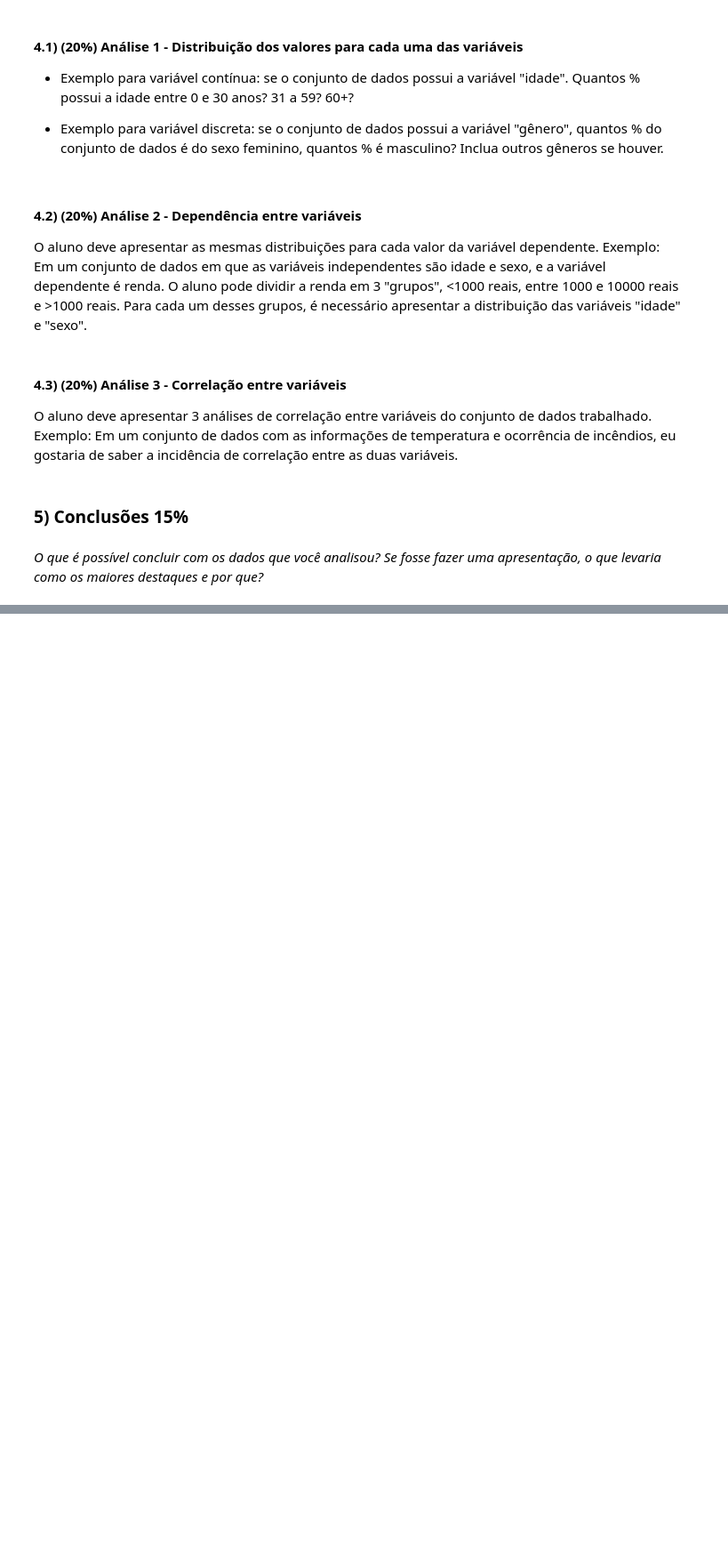
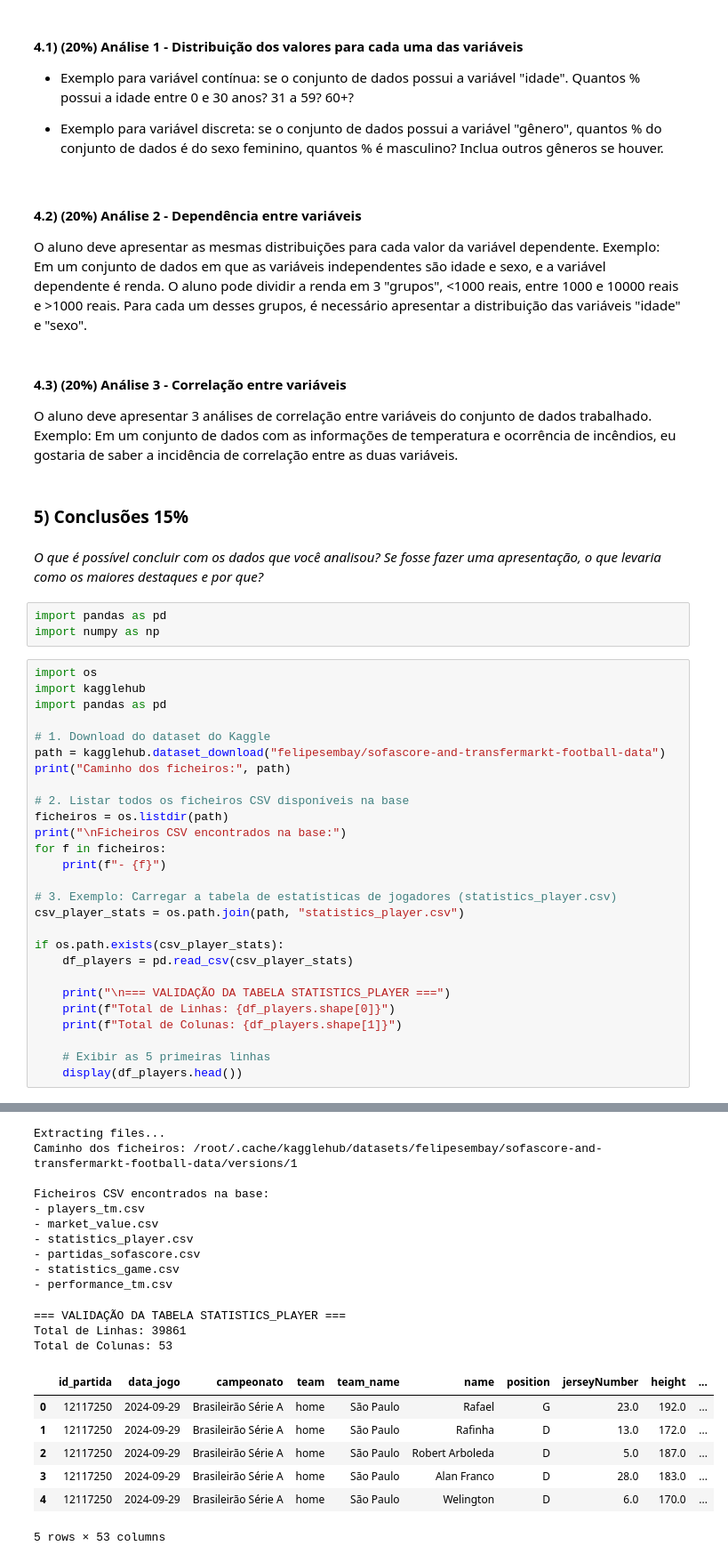
Before and after one commit to 18252054-sketch/eda_projeto_ia, a Jupyter notebook: Template.ipynb, the cells around one changed output, grey strips where cells are left out. Shown at 89% size. Drawn from its saved outputs; the diff is of its cells as text; blank space fills up the shorter version.

```diff
--- a/Template.ipynb
+++ b/Template.ipynb
@@ -35,3 +35,34 @@ O aluno deve apresentar 3 análises de correlação entre variáveis do conjunto
 ### 5) Conclusões **15%**
 # %% [markdown]
 *O que é possível concluir com os dados que você analisou? Se fosse fazer uma apresentação, o que levaria como os maiores destaques e por que?*
+# %%
+import pandas as pd
+import numpy as np
+# %%
+import os
+import kagglehub
+import pandas as pd
+
+# 1. Download do dataset do Kaggle
+path = kagglehub.dataset_download("felipesembay/sofascore-and-transfermarkt-football-data")
+print("Caminho dos ficheiros:", path)
+
+# 2. Listar todos os ficheiros CSV disponíveis na base
+ficheiros = os.listdir(path)
+print("\nFicheiros CSV encontrados na base:")
+for f in ficheiros:
+    print(f"- {f}")
+
+# 3. Exemplo: Carregar a tabela de estatísticas de jogadores (statistics_player.csv)
+csv_player_stats = os.path.join(path, "statistics_player.csv")
+
+if os.path.exists(csv_player_stats):
+    df_players = pd.read_csv(csv_player_stats)
+
+    print("\n=== VALIDAÇÃO DA TABELA STATISTICS_PLAYER ===")
+    print(f"Total de Linhas: {df_players.shape[0]}")
+    print(f"Total de Colunas: {df_players.shape[1]}")
+
+    # Exibir as 5 primeiras linhas
+    display(df_players.head())
+# %% [output]
@@ -37,0 +70,20 @@ O aluno deve apresentar 3 análises de correlação entre variáveis do conjunto
+Extracting files...
+Caminho dos ficheiros: /root/.cache/kagglehub/datasets/felipesembay/sofascore-and-transfermarkt-football-data/versions/1
+
+Ficheiros CSV encontrados na base:
+- players_tm.csv
+- market_value.csv
+- statistics_player.csv
+- partidas_sofascore.csv
+- statistics_game.csv
+- performance_tm.csv
+=== VALIDAÇÃO DA TABELA STATISTICS_PLAYER ===
+Total de Linhas: 39861
+Total de Colunas: 53
+|  | id_partida | data_jogo | campeonato | team | team_name | name | position | jerseyNumber | height | ... |
+| 0 | 12117250 | 2024-09-29 | Brasileirão Série A | home | São Paulo | Rafael | G | 23.0 | 192.0 | ... |
+| 1 | 12117250 | 2024-09-29 | Brasileirão Série A | home | São Paulo | Rafinha | D | 13.0 | 172.0 | ... |
+| 2 | 12117250 | 2024-09-29 | Brasileirão Série A | home | São Paulo | Robert Arboleda | D | 5.0 | 187.0 | ... |
+| 3 | 12117250 | 2024-09-29 | Brasileirão Série A | home | São Paulo | Alan Franco | D | 28.0 | 183.0 | ... |
+| 4 | 12117250 | 2024-09-29 | Brasileirão Série A | home | São Paulo | Welington | D | 6.0 | 170.0 | ... |
+5 rows × 53 columns
```
Also changed, not shown: parts of 5 cells of this notebook.
